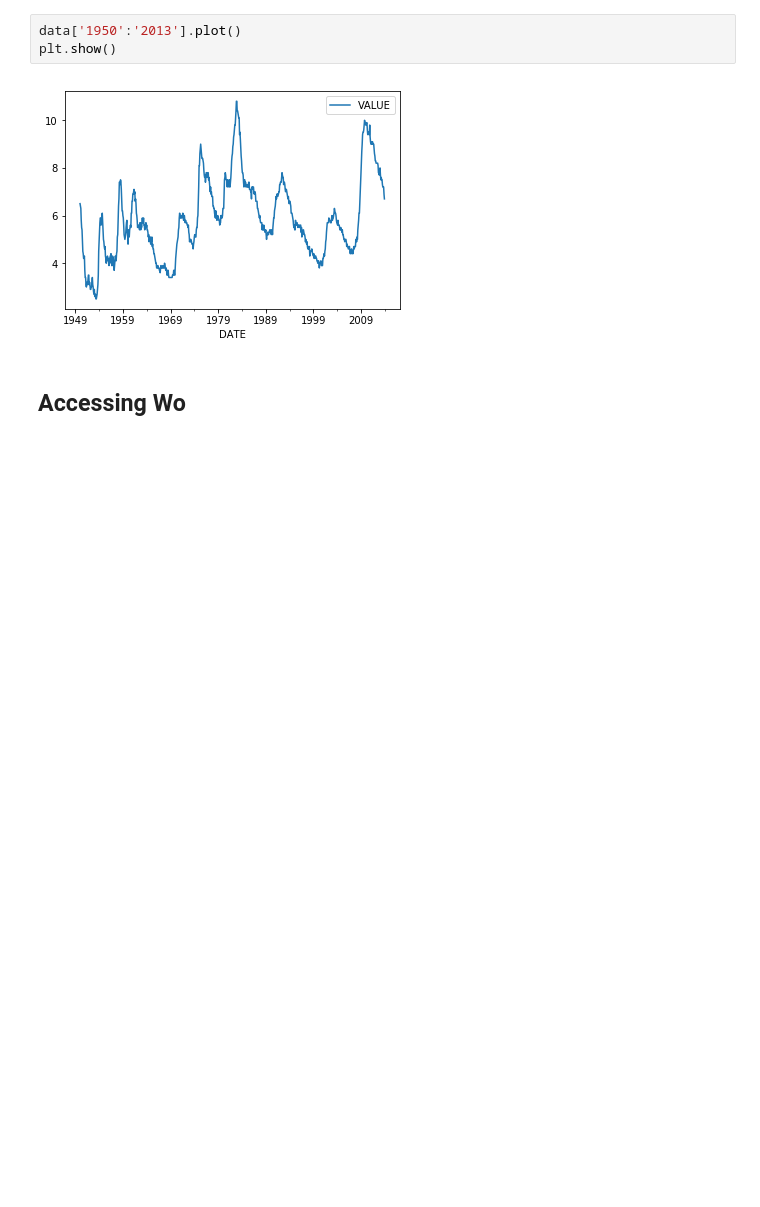
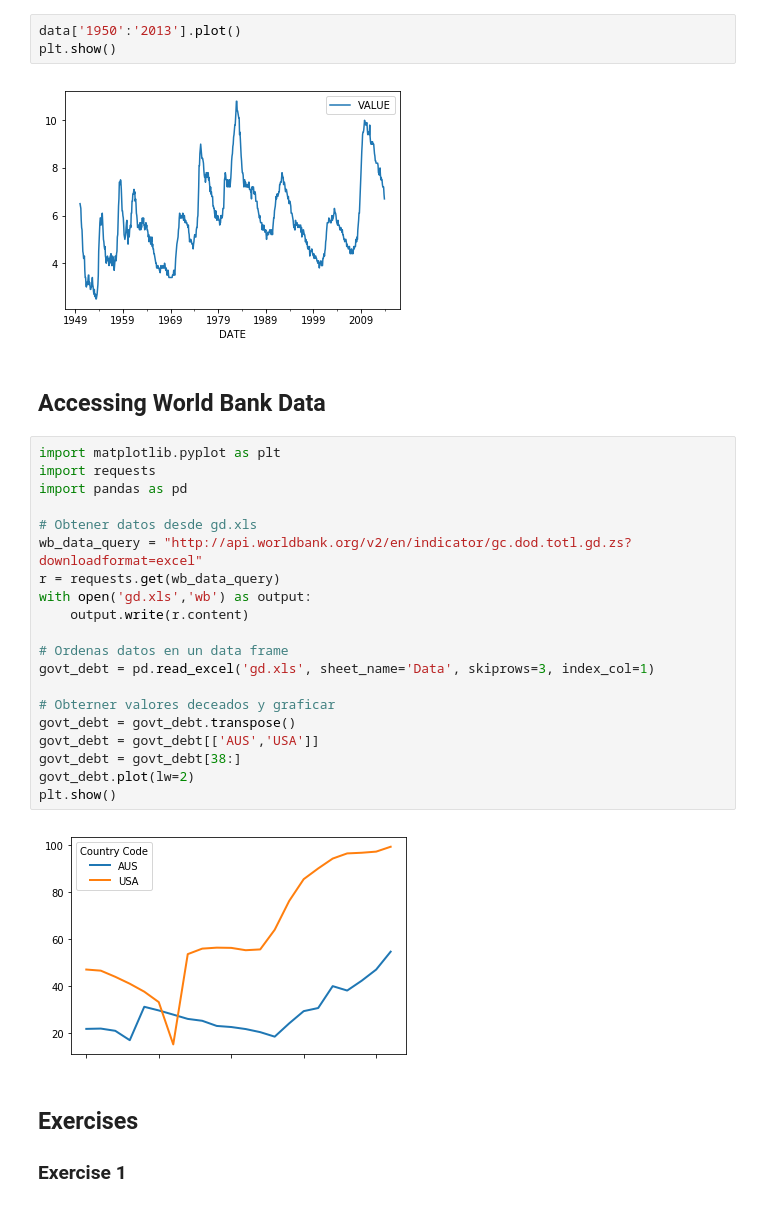
Before and after one commit to sjvasconcello/quantecon, a Jupyter notebook: data_and_empirics/Pandas.ipynb, the cells around one changed output. Saved outputs shown, nothing was run; the diff lists cells and outputs as text; blank space fills up the shorter version.

Commit message:
I finish the first part of  Pandas

```diff
--- a/data_and_empirics/Pandas.ipynb
+++ b/data_and_empirics/Pandas.ipynb
@@ -290,4 +290,29 @@ plt.show()
 # %% [output]
 [figure]
 # %% [markdown]
-## Accessing Wo
+## Accessing World Bank Data
+# %%
+import matplotlib.pyplot as plt
+import requests
+import pandas as pd
+
+# Obtener datos desde gd.xls
+wb_data_query = "http://api.worldbank.org/v2/en/indicator/gc.dod.totl.gd.zs?downloadformat=excel"
+r = requests.get(wb_data_query)
+with open('gd.xls','wb') as output:
+    output.write(r.content)
+
+# Ordenas datos en un data frame
+govt_debt = pd.read_excel('gd.xls', sheet_name='Data', skiprows=3, index_col=1)
+
+# Obterner valores deceados y graficar
+govt_debt = govt_debt.transpose()
+govt_debt = govt_debt[['AUS','USA']]
+govt_debt = govt_debt[38:]
+govt_debt.plot(lw=2)
+plt.show()
+# %% [output]
+[figure, added]
+# %% [markdown]
+## Exercises
+### Exercise 1
```
Also changed, not shown: parts of 1 cell of this notebook.
